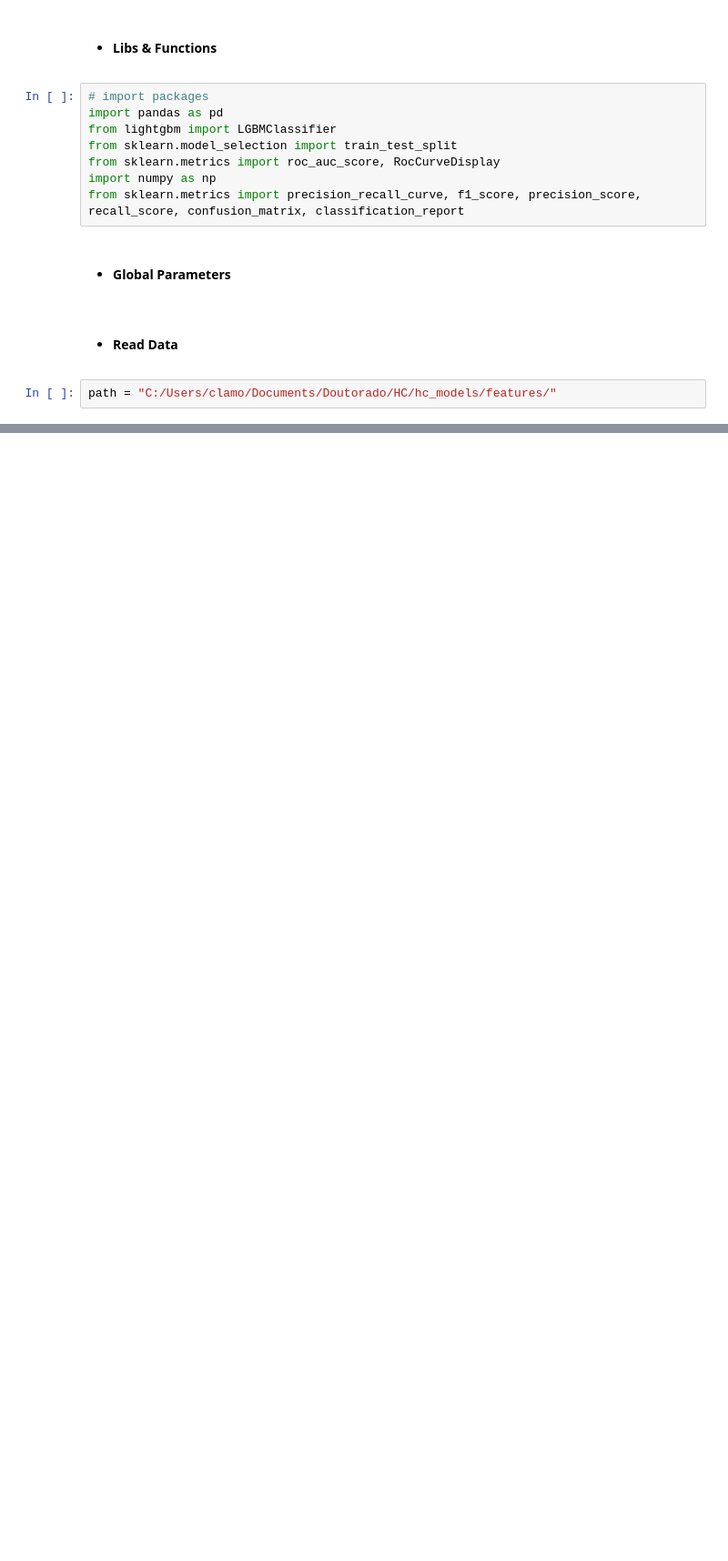
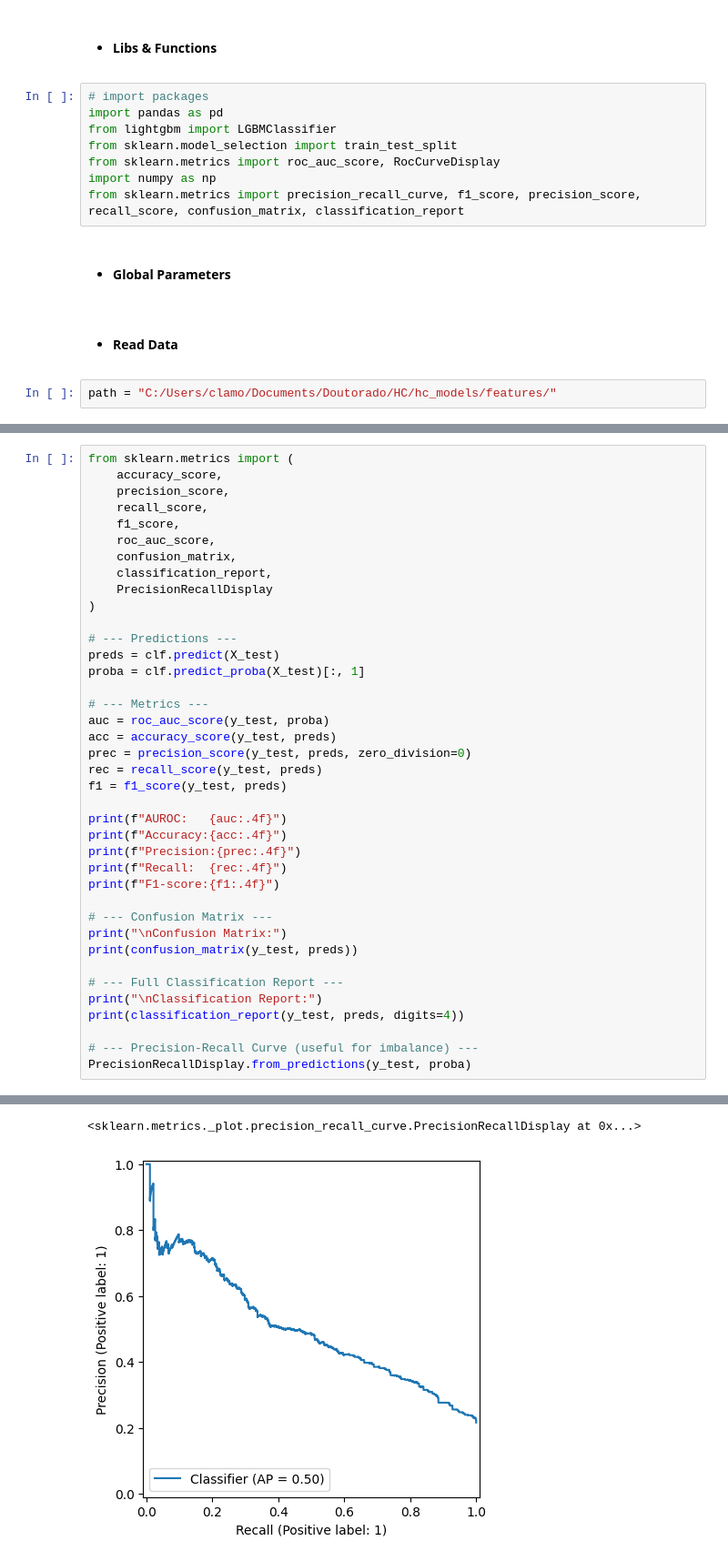
Before and after one commit to claudioalvesluis/hc_ufpe_longstay, a Jupyter notebook: tests_modelling.ipynb, the cells around one changed output, grey strips where cells are left out. Shown at 91% size. Saved outputs shown, nothing was run; the diff lists cells and outputs as text; blank space fills up the shorter version.

```diff
--- a/tests_modelling.ipynb
+++ b/tests_modelling.ipynb
@@ -238,0 +233,40 @@ else:
+# %%
+from sklearn.metrics import (
+    accuracy_score,
+    precision_score,
+    recall_score,
+    f1_score,
+    roc_auc_score,
+    confusion_matrix,
+    classification_report,
+    PrecisionRecallDisplay
+)
+
+# --- Predictions ---
+preds = clf.predict(X_test)
+proba = clf.predict_proba(X_test)[:, 1]
+
+# --- Metrics ---
+auc = roc_auc_score(y_test, proba)
+acc = accuracy_score(y_test, preds)
+prec = precision_score(y_test, preds, zero_division=0)
+rec = recall_score(y_test, preds)
+f1 = f1_score(y_test, preds)
+
+print(f"AUROC:   {auc:.4f}")
+print(f"Accuracy:{acc:.4f}")
+print(f"Precision:{prec:.4f}")
+print(f"Recall:  {rec:.4f}")
+print(f"F1-score:{f1:.4f}")
+
+# --- Confusion Matrix ---
+print("\nConfusion Matrix:")
+print(confusion_matrix(y_test, preds))
+
+# --- Full Classification Report ---
+print("\nClassification Report:")
+print(classification_report(y_test, preds, digits=4))
+
+# --- Precision-Recall Curve (useful for imbalance) ---
+PrecisionRecallDisplay.from_predictions(y_test, proba)
+# %% [output]
@@ -238,0 +292,2 @@ else:
+<sklearn.metrics._plot.precision_recall_curve.PrecisionRecallDisplay at 0x...>
+[figure, added]
```
Also changed, not shown: parts of 54 cells of this notebook, 5 other files.
